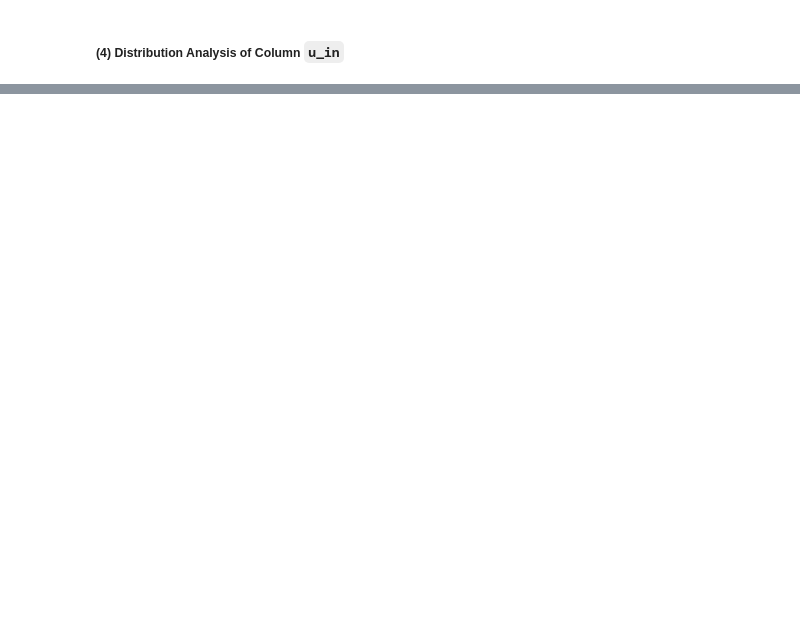
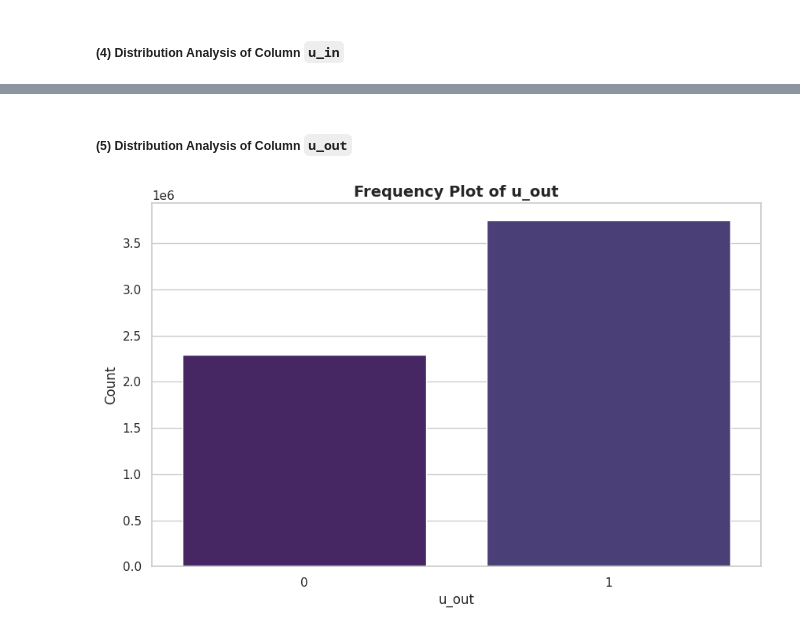
Before and after one commit to Andrea-gt/pressure-prediction, a Jupyter notebook: pressure_prediction.ipynb, the cells around one changed output, grey strips where cells are left out. Cells and saved outputs as stored; diff of their text form; code cells hidden in the pictures; blank space fills up the shorter version.

```diff
--- a/pressure_prediction.ipynb
+++ b/pressure_prediction.ipynb
@@ -395,0 +404,6 @@ plot_column(df, 'time_step')  # Generate and display a histogram and boxplot for
+# %% [markdown]
+##### **(5) Distribution Analysis of Column `u_out`**
+# %%
+plot_frequency(df, 'u_out') # Plot frecuency of values in column `u_out`
+# %% [output]
+[figure, added]
```
Also changed, not shown: parts of 14 cells of this notebook.
